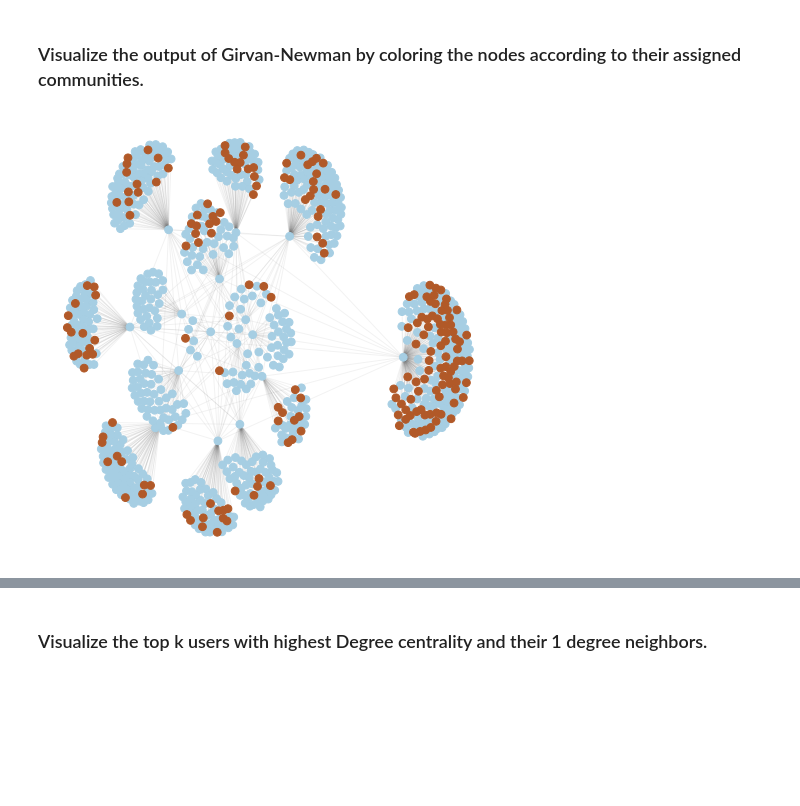
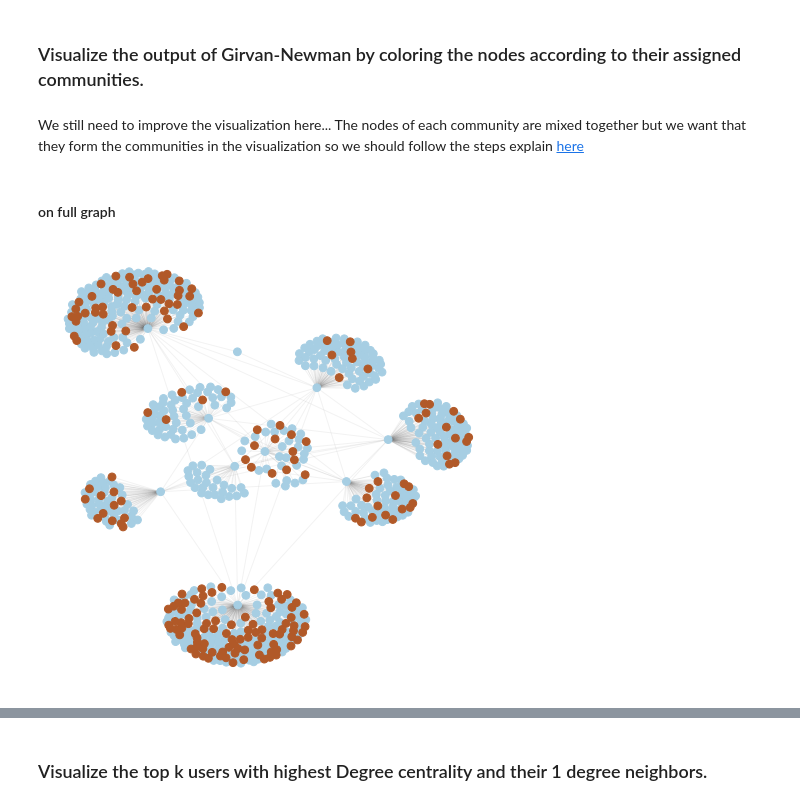
Before and after one commit to SocialMediaAnalytics2020/Project, a Jupyter notebook: Social Media Analytics Project.ipynb, the cells around one changed output, grey strips where cells are left out. Drawn from its saved outputs; the diff is of its cells as text; code cells hidden in the pictures; blank space fills up the shorter version.

```diff
--- a/Social Media Analytics Project.ipynb
+++ b/Social Media Analytics Project.ipynb
@@ -832,6 +832,10 @@ We can see that the first nodes to appear in this subgraph are the top ones (in
 # 4) Visualization
 # %% [markdown]
 ### Visualize the output of Girvan-Newman by coloring the nodes according to their assigned communities.
+# %% [markdown]
+We still need to improve the visualization here... The nodes of each community are mixed together but we want that they form the communities in the visualization so we should follow the steps explain [here](https://stackoverflow.com/questions/43541376/how-to-draw-communities-with-networkx)
+# %% [markdown]
+#### on full graph
 # %%
 def one_degree_neighbor(neighbors, G):
     results = []
@@ -841,28 +845,28 @@ def one_degree_neighbor(neighbors, G):
     return results
 # %%
 #create a subgraph of the full graph with resulting nodes from random walk based on degree and their one degree neighbors
-visitedNodes, startNode = restart_degree_random_walk(fullG, 5, 3)
+visitedNodes, startNode = restart_degree_random_walk(fullG, 5, 2)
 final_nodes = visitedNodes
 for node in visitedNodes:
         list_nodes = one_degree_neighbor([n for n in fullG[node]], fullG)
         final_nodes = final_nodes + list_nodes
 X = fullG.subgraph(final_nodes)
 resulting_G = girvan_newman(X)
 
 colors = []
 i = 0
 partition = dict()
 communities = nx.connected_components(resulting_G)
 for community in communities:
     for node in community:
         colors.append(i)
     i = i+1
 
 pos = nx.spring_layout(X)  # compute graph layout
 plt.figure(figsize=(8, 8))
 plt.axis('off')
 nx.draw_networkx_nodes(X, pos, node_size=60, node_color=colors, cmap=plt.get_cmap('Paired'))
 nx.draw_networkx_edges(X, pos, alpha=0.05)
 plt.show()
 # %% [output]
-[figure, old version]
+[figure, new version]
```
Also changed, not shown: parts of 2 cells of this notebook.
